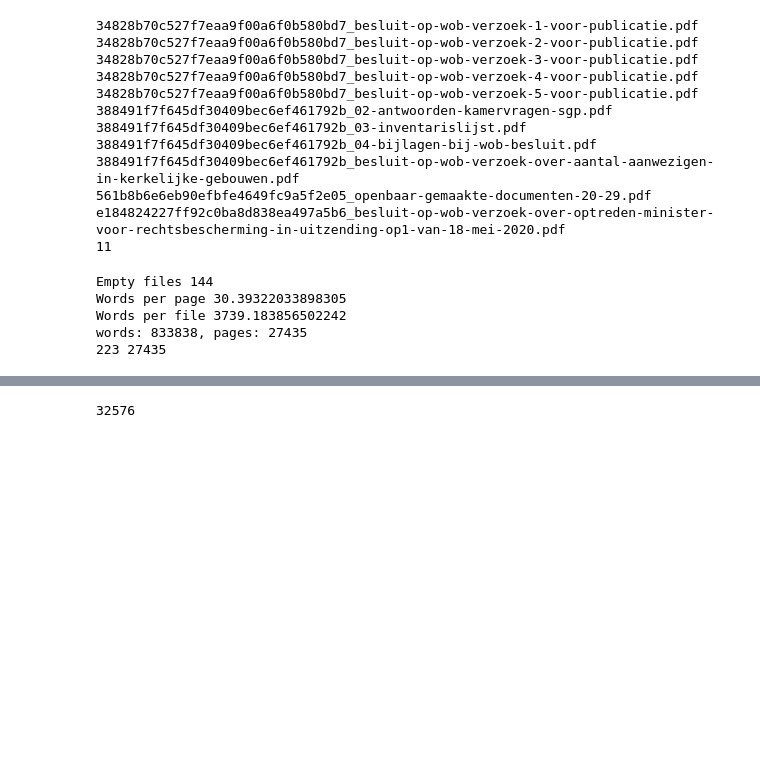
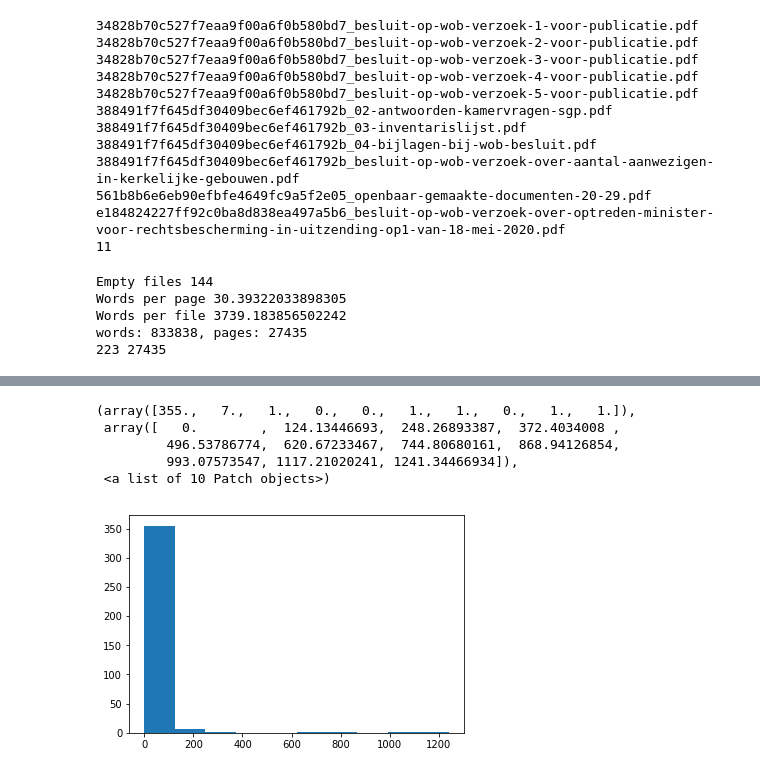
Before and after one commit to JustinBon/thesis, a Jupyter notebook: experiments/Data analysis.ipynb, the cells around one changed output, grey strips where cells are left out. Saved outputs shown, nothing was run; the diff lists cells and outputs as text; code cells hidden in the pictures; blank space fills up the shorter version.

```diff
--- a/experiments/Data analysis.ipynb
+++ b/experiments/Data analysis.ipynb
@@ -138,4 +167,10 @@ words: 833838, pages: 27435
 # %%
-sum([files[x]['pages'] for x in files])
+size = [files[x]['size'] / (1024 * 1024) for x in files]
+plt.hist(size)
 # %% [output]
-32576
+(array([355.,   7.,   1.,   0.,   0.,   1.,   1.,   0.,   1.,   1.]),
+ array([   0.        ,  124.13446693,  248.26893387,  372.4034008 ,
+         496.53786774,  620.67233467,  744.80680161,  868.94126854,
+         993.07573547, 1117.21020241, 1241.34466934]),
+ <a list of 10 Patch objects>)
+[figure, added]
```
Also changed, not shown: parts of 8 cells of this notebook, 2 other files.
